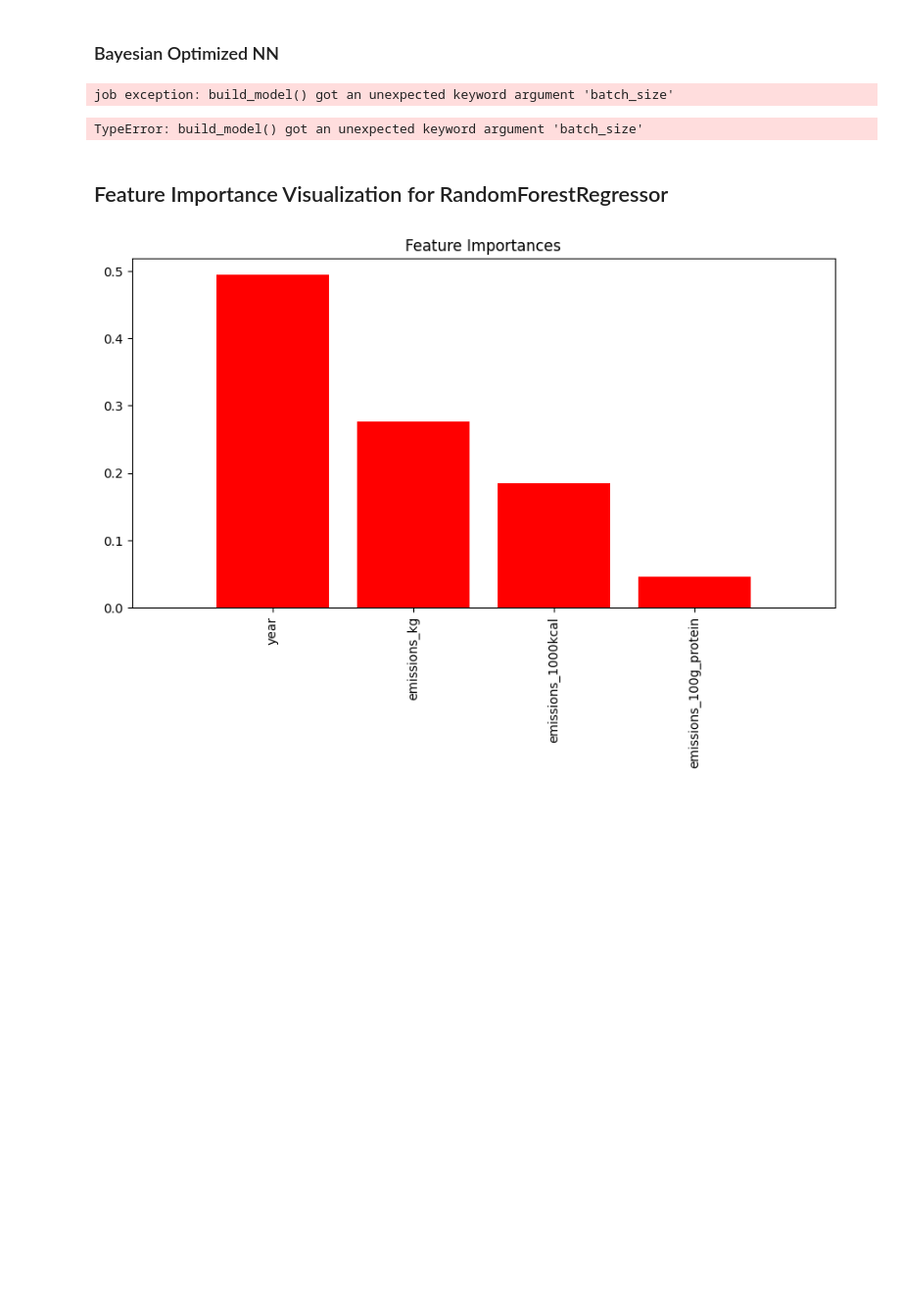
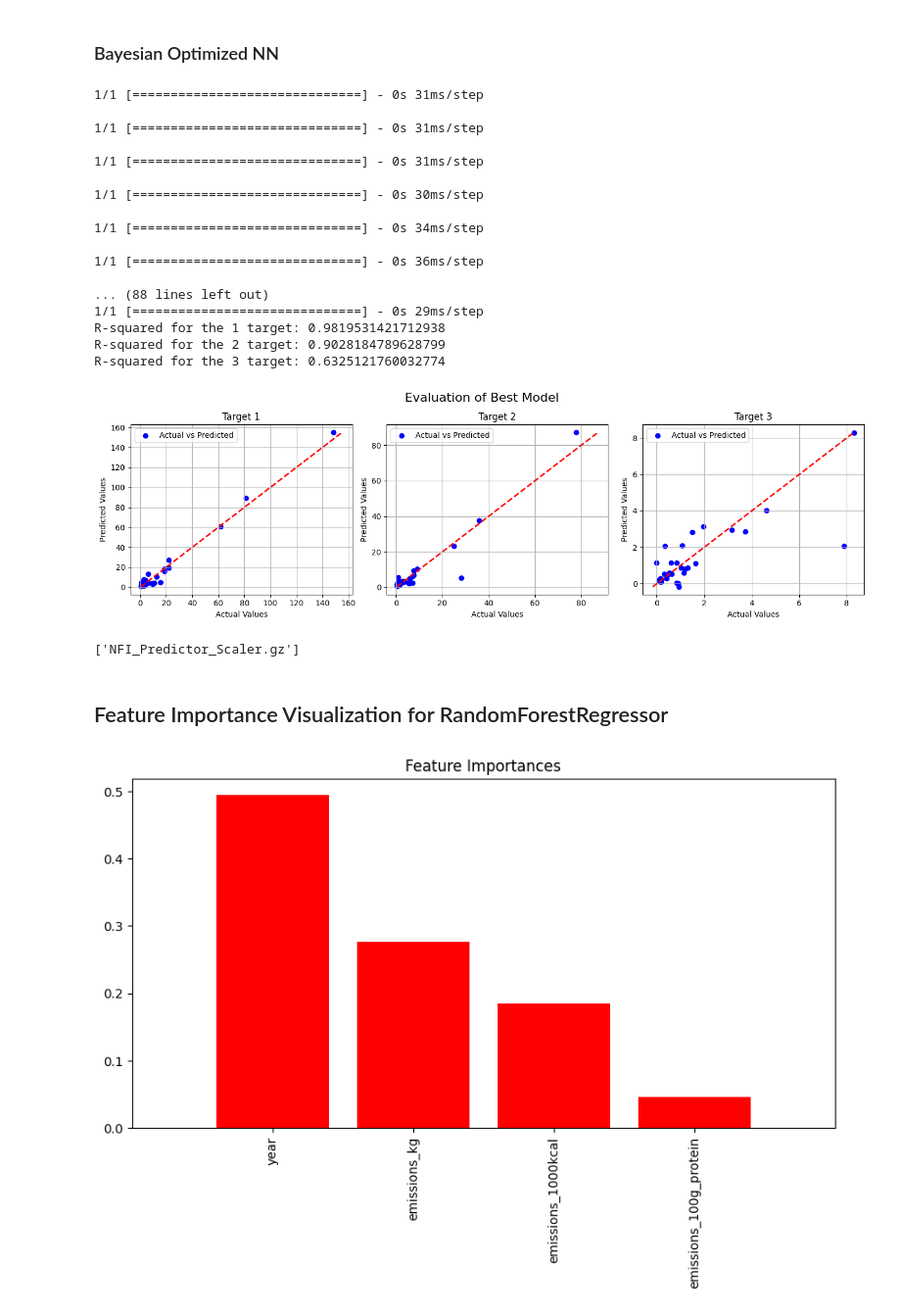
Before and after one commit to jld224/BananaIndex, a Jupyter notebook: BananaIndex.ipynb, the cells around one changed output. Shown at 98% size. Drawn from its saved outputs; the diff is of its cells as text; code cells hidden in the pictures; blank space fills up the shorter version.

```diff
--- a/BananaIndex.ipynb
+++ b/BananaIndex.ipynb
@@ -233,11 +234,13 @@ R-squared for the 3 target: 0.18946416695532253
 # %%
 import tensorflow as tf
 from tensorflow.keras.layers import Dense, Dropout
+from tensorflow.keras.models import load_model
 from hyperopt import fmin, tpe, hp, STATUS_OK, Trials
 from sklearn.preprocessing import StandardScaler
 from sklearn.metrics import mean_squared_error
 import numpy as np
 import matplotlib.pyplot as plt
+import joblib
 
 scaler = StandardScaler()
 X_train_scaled = scaler.fit_transform(X_train)
@@ -274,35 +277,58 @@ def objective(hyperparams):
 
     # Add batch_size back to hyperparams for any further use
     hyperparams['batch_size'] = batch_size
 
     y_pred_test = model.predict(X_test_scaled)
     mse = mean_squared_error(y_test, y_pred_test)
     return {'loss': mse, 'status': STATUS_OK}
 
 # Run the hyperparameter optimization
 trials = Trials()
 best_hyperparams = fmin(fn=objective, space=space, algo=tpe.suggest, max_evals=50, trials=trials)
 
 # Correctly extract the best hyperparameters, including batch_size
 best_units1 = [64, 128, 256][best_hyperparams['units1']]
 best_dropout1 = best_hyperparams['dropout1']
 best_units2 = [32, 64, 128][best_hyperparams['units2']]
 best_dropout2 = best_hyperparams['dropout2']
 best_batch_size = [16, 32, 64][best_hyperparams['batch_size']]
 best_optimizer = ['adam', 'rmsprop'][best_hyperparams['optimizer']]
 
 # Re-train the model with the best hyperparameters
 best_model = build_model(best_units1, best_dropout1, best_units2, best_dropout2, best_optimizer)
 best_model.fit(X_train_scaled, y_train, batch_size=best_batch_size, epochs=100, verbose=0)
 
 # Predict with the best model
 y_pred_test = best_model.predict(X_test_scaled)
 
 # Evaluate the best model
 evaluate(y_test, y_pred_test, model_name="Best Model")
+
+# Save the best model to a file
+best_model.save('NFI_Predictor_Model.h5')
+
+# Save the scaler to a file
+joblib.dump(scaler, 'NFI_Predictor_Scaler.gz')
 # %% [output]
-job exception: build_model() got an unexpected keyword argument 'batch_size'
+1/1 [==============================] - 0s 31ms/step
+
+1/1 [==============================] - 0s 31ms/step
+
+1/1 [==============================] - 0s 31ms/step
+
+1/1 [==============================] - 0s 30ms/step
+
+1/1 [==============================] - 0s 34ms/step
+
+1/1 [==============================] - 0s 36ms/step
+
+... (88 lines left out)
+1/1 [==============================] - 0s 29ms/step
+R-squared for the 1 target: 0.9819531421712938
+R-squared for the 2 target: 0.9028184789628799
+R-squared for the 3 target: 0.6325121760032774
+[figure, added]
-TypeError: build_model() got an unexpected keyword argument 'batch_size'
+['NFI_Predictor_Scaler.gz']
 # %% [markdown]
 ## Feature Importance Visualization for RandomForestRegressor
 # %%
```
Also changed, not shown: parts of 8 cells of this notebook.
